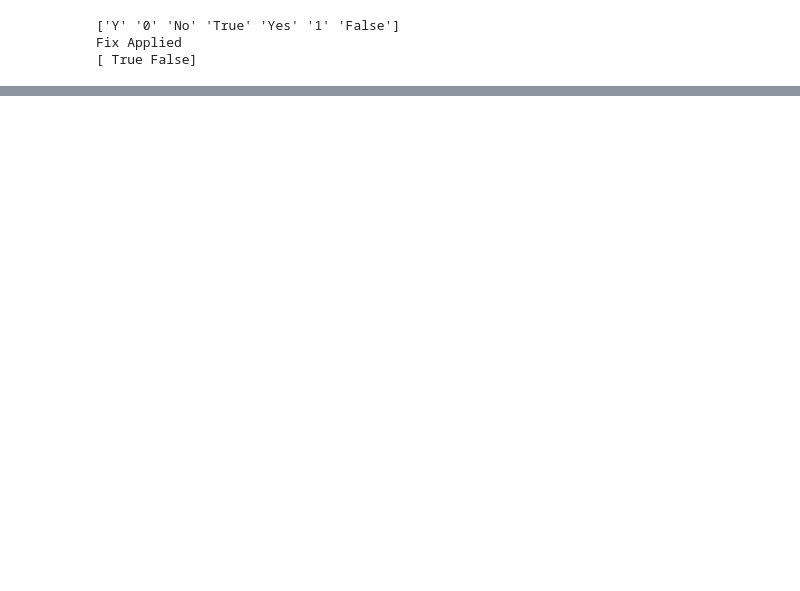
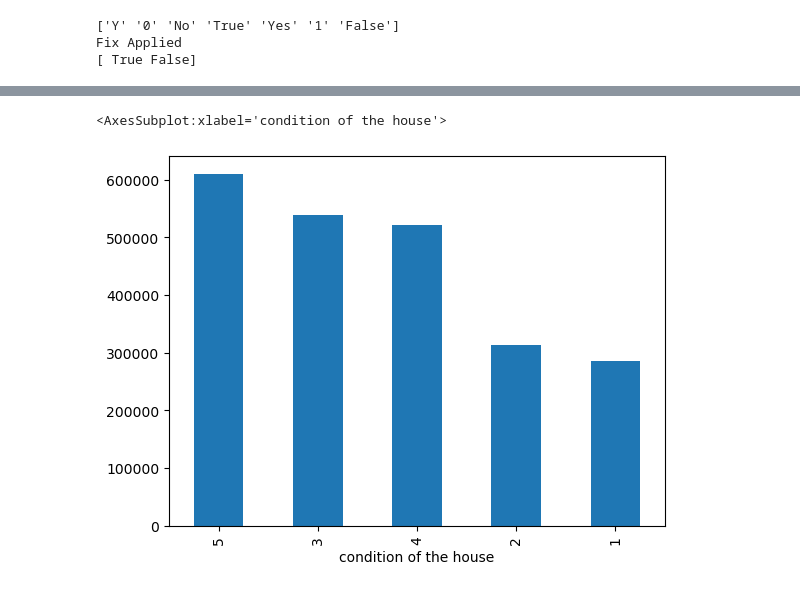
Before and after one commit to TonyHamilton10/MachineLearning, a Jupyter notebook: Tutorials.ipynb, the cells around one changed output, grey strips where cells are left out. Cells and saved outputs as stored; diff of their text form; code cells hidden in the pictures; blank space fills up the shorter version.

```diff
--- a/Tutorials.ipynb
+++ b/Tutorials.ipynb
@@ -90,0 +419,3 @@ datetime64[ns]
+# %%
+mydata = pd.read_csv('House Price India.csv')
+mydata.head()
@@ -90,0 +450,4 @@ datetime64[ns]
+# %%
+print(mydata.columns.tolist)
+
+mydata.columns = mydata.columns.str.strip()
@@ -90,0 +535,5 @@ datetime64[ns]
+# %%
+mydata.groupby('condition of the house')['Price'].mean().sort_values(ascending=False).plot(kind = 'bar')
+# %% [output]
+<AxesSubplot:xlabel='condition of the house'>
+[figure, added]
```
Also changed, not shown: parts of 81 cells of this notebook, 7 other files.
